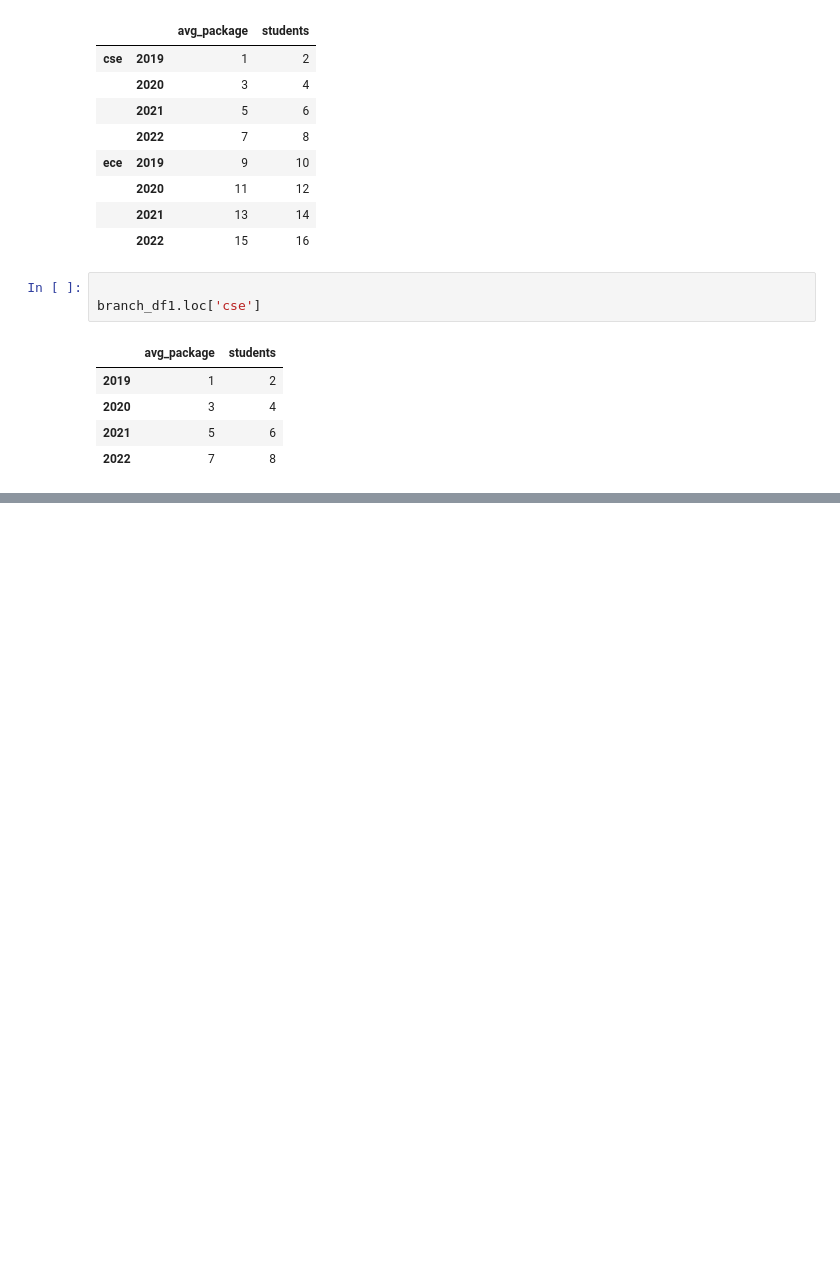
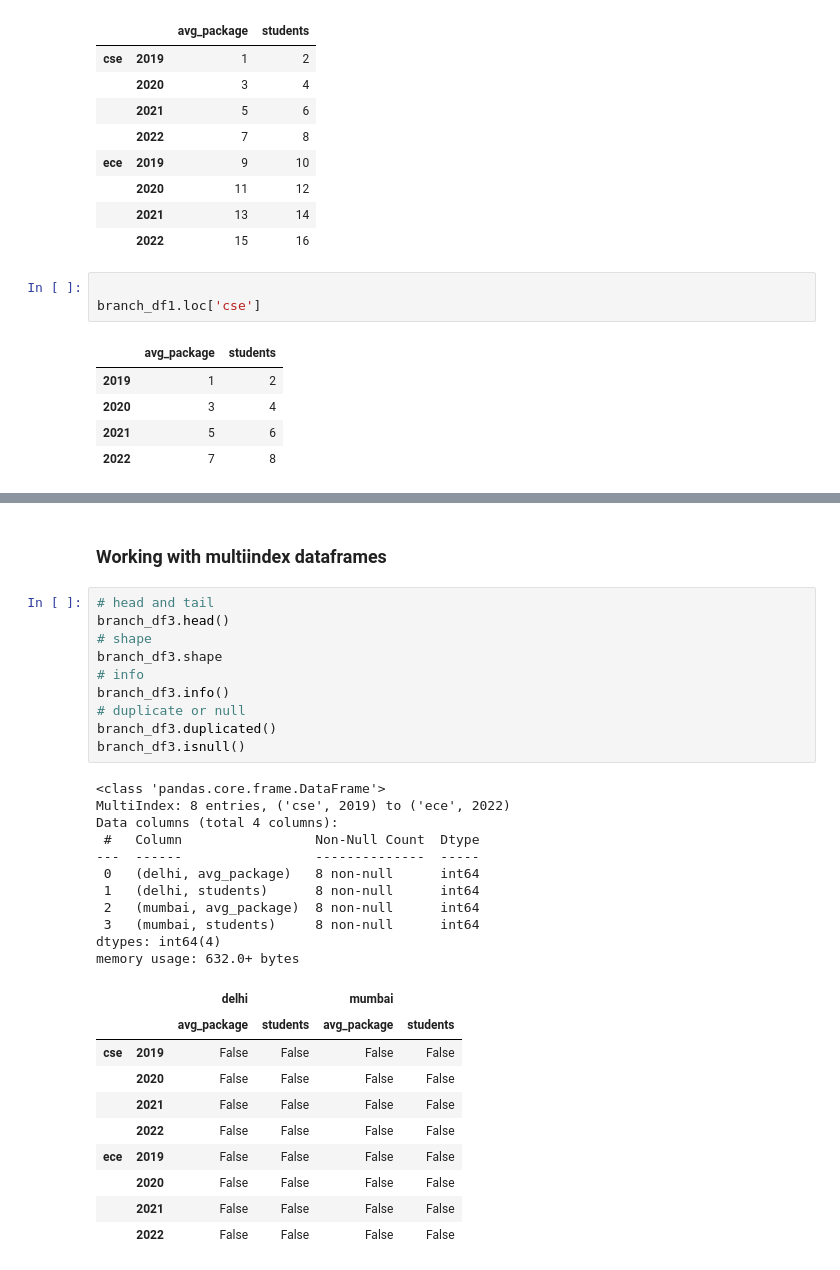
Before and after one commit to amitmishra-cs/Python-for-data-Science-2024, a Jupyter notebook: 07_multiindex/01_multiindex.ipynb, the cells around one changed output, grey strips where cells are left out. Drawn from its saved outputs; the diff is of its cells as text; blank space fills up the shorter version.

```diff
--- a/07_multiindex/01_multiindex.ipynb
+++ b/07_multiindex/01_multiindex.ipynb
@@ -132,0 +262,34 @@ branch_df1.loc['cse']
+# %% [markdown]
+### Working with multiindex dataframes
+# %%
+# head and tail
+branch_df3.head()
+# shape
+branch_df3.shape
+# info
+branch_df3.info()
+# duplicate or null
+branch_df3.duplicated()
+branch_df3.isnull()
+# %% [output]
+<class 'pandas.core.frame.DataFrame'>
+MultiIndex: 8 entries, ('cse', 2019) to ('ece', 2022)
+Data columns (total 4 columns):
+ #   Column                 Non-Null Count  Dtype
+---  ------                 --------------  -----
+ 0   (delhi, avg_package)   8 non-null      int64
+ 1   (delhi, students)      8 non-null      int64
+ 2   (mumbai, avg_package)  8 non-null      int64
+ 3   (mumbai, students)     8 non-null      int64
+dtypes: int64(4)
+memory usage: 632.0+ bytes
+|  |  | delhi |  | mumbai |  |
+|  |  | avg_package | students | avg_package | students |
+| cse | 2019 | False | False | False | False |
+|  | 2020 | False | False | False | False |
+|  | 2021 | False | False | False | False |
+|  | 2022 | False | False | False | False |
+| ece | 2019 | False | False | False | False |
+|  | 2020 | False | False | False | False |
+|  | 2021 | False | False | False | False |
+|  | 2022 | False | False | False | False |
```
Also changed, not shown: parts of 25 cells of this notebook, 3 other files.
